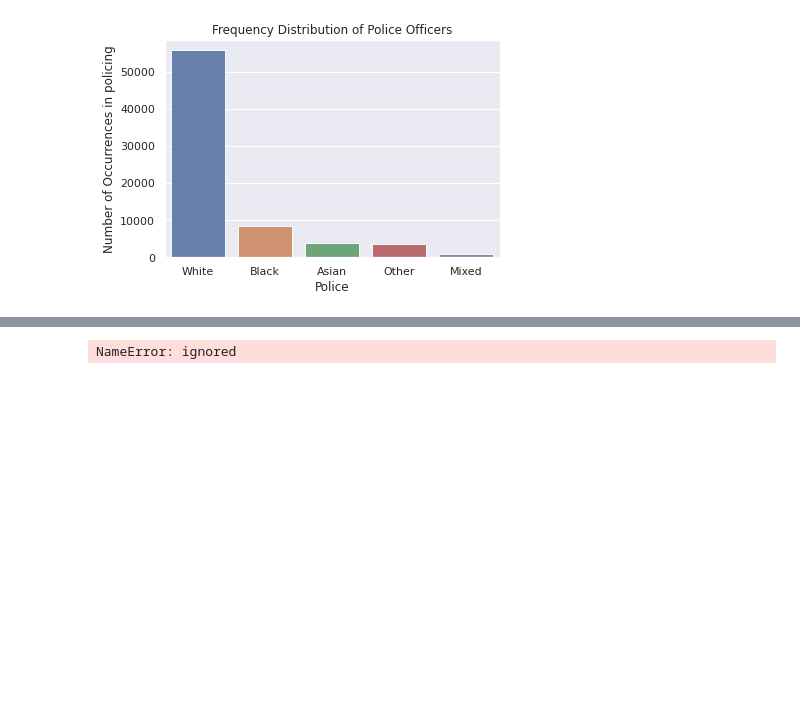
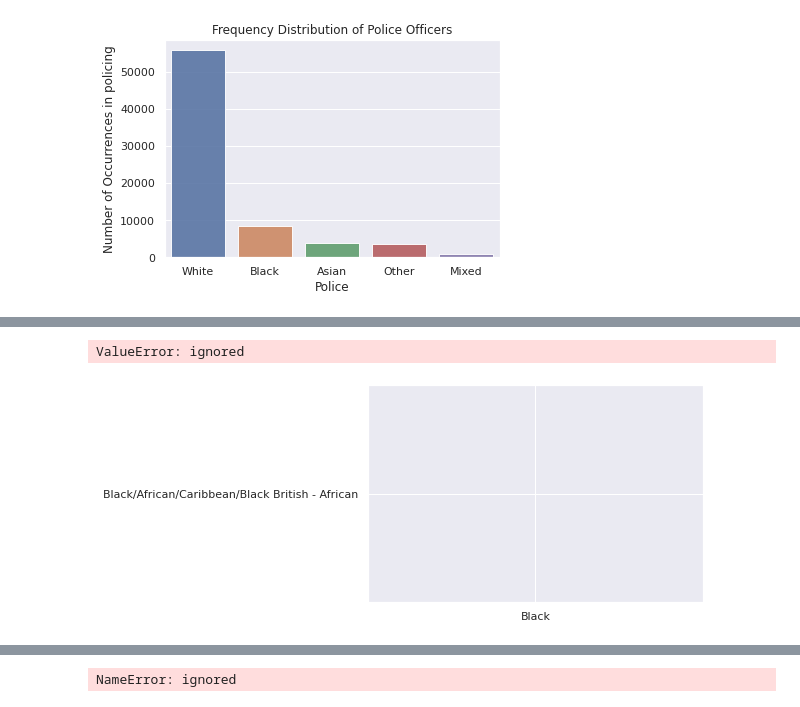
Before and after one commit to ah20776/CE888---Assignment, a Jupyter notebook: Ethnicity in UK Policing/newbias.ipynb, the cells around one changed output, grey strips where cells are left out. Cells and saved outputs as stored; diff of their text form; code cells hidden in the pictures; blank space fills up the shorter version.

```diff
--- a/Ethnicity in UK Policing/newbias.ipynb
+++ b/Ethnicity in UK Policing/newbias.ipynb
@@ -404,3 +407,15 @@ plt.show()
+# %%
+from matplotlib.ticker import FuncFormatter
+fig, ax = plt.subplots()
+hex_ax = ax.hexbin(x=data['officer_defined_ethnicity'], y=data['self_defined_ethnicity'], gridsize=10, cmap=plt.cm.Reds)
+fig.colorbar(hex_ax)
+ax.xaxis.set_major_formatter(FuncFormatter(lambda x, _: 'x{:.0f}'.format(x)))
+ax.yaxis.set_major_formatter(FuncFormatter(lambda y, _: 'y{:.0f}'.format(y)))
+plt.xticks(np.unique(df['variable_int'].values))
+plt.show()
+# %% [output]
+ValueError: ignored
+[figure, added]
 # %%
 from sklearn.preprocessing import LabelEncoder
 labelencoder = LabelEncoder()
```
Also changed, not shown: parts of 2 cells of this notebook.
